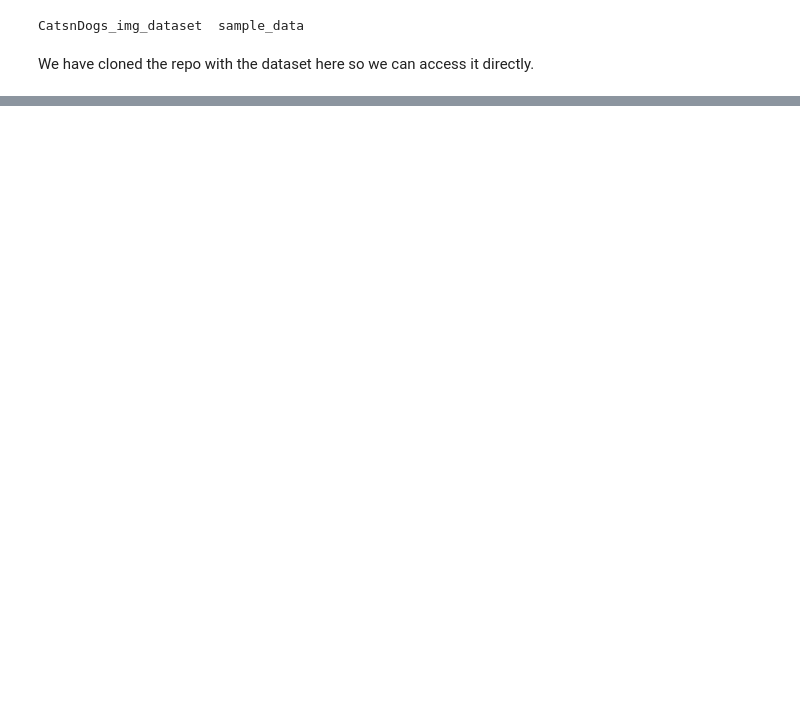
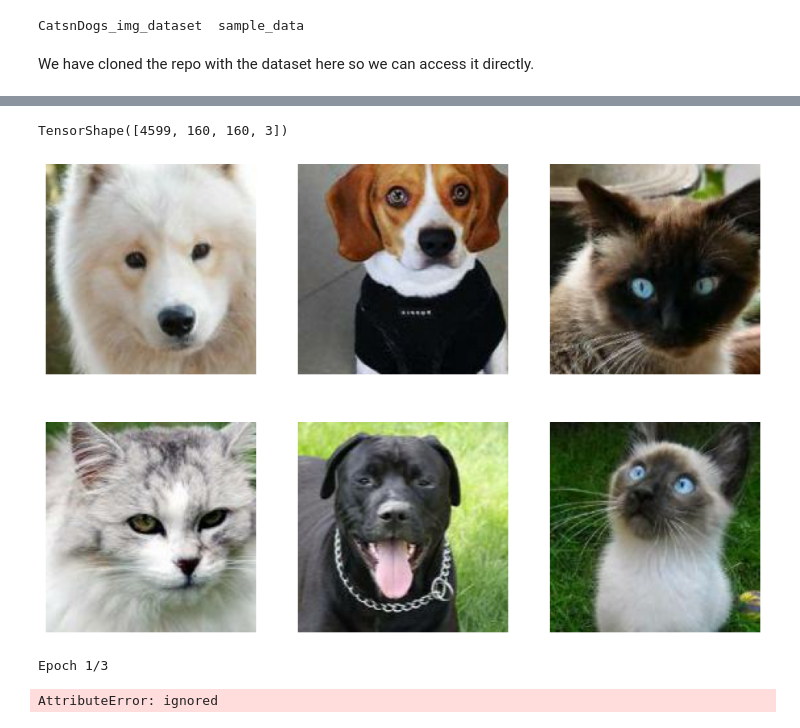
Before and after one commit to AtSourav/Beta-VAE-on-MNIST, a Jupyter notebook: CatsnDogs_VAE.ipynb, the cells around one changed output, grey strips where cells are left out. Drawn from its saved outputs; the diff is of its cells as text; code cells hidden in the pictures; blank space fills up the shorter version.

Commit message:
trying to get the training started

```diff
--- a/CatsnDogs_VAE.ipynb
+++ b/CatsnDogs_VAE.ipynb
@@ -184,11 +183,16 @@ We shall now make a train and validation dataset from the images in Dataset_aug
 # %%
 batch_size = 128
 img_dir = 'CatsnDogs_img_dataset/Dataset_aug/'
+dir_size = len([imgs for imgs in os.listdir(img_dir)])
 
+# we'll try to create one training dataset as one batch, and similarly for the validation dataset. These are dataset objects. Then we'll need to convert each of of these into numpy.ndarray to mimic how the model.fit() works on mnist data.
+# We'll split the data into smaller batches while training with the fit() function.
 
-data_train = utils.image_dataset_from_directory(img_dir, labels=None, validation_split=0.1, subset="training", seed=111, image_size=(160,160), color_mode='rgb', shuffle=True, batch_size=batch_size)
+data_train = utils.image_dataset_from_directory(img_dir, labels=None, validation_split=0.1, subset="training", seed=111, image_size=(160,160), color_mode='rgb', shuffle=True, batch_size=int(0.9*dir_size))
 
-data_valid = utils.image_dataset_from_directory(img_dir, labels=None, validation_split=0.1, subset="validation", seed=111, image_size=(160,160), color_mode='rgb', shuffle=True, batch_size=batch_size)
+data_valid = utils.image_dataset_from_directory(img_dir, labels=None, validation_split=0.1, subset="validation", seed=111, image_size=(160,160), color_mode='rgb', shuffle=True, batch_size=int(0.1*dir_size))
+
+type(data_train)
 
 for image_batch in data_train:
   print(image_batch.shape)
@@ -197,6 +201,15 @@ for image_batch in data_train:
 for image_batch in data_valid:
   print(image_batch.shape)
   break
+
+batch = next(iter(data_train))
+
+print(batch.shape)
+print(type(batch))
+
+imgs = batch[:10]
+for img in imgs:
+  print(np.min(img), np.max(img))              # this should tell us that the pixel values range between 0 and 255, which is why we introduced a rescaling layer in our encoder.
 # %% [output]
 Found 5110 files belonging to 1 classes.
 Using 4599 files for training.
@@ -206,0 +232,20 @@ Using 511 files for validation.
+# %%
+train_set=next(iter(data_train))
+train_set.shape
+# %% [output]
+TensorShape([4599, 160, 160, 3])
+# %%
+visual = plt.figure(figsize=(12,8))
+
+for image in data_train.take(1):            # Dataset.take(n) creates a TakeDataset using n items from the original dataset
+  for i in range(6):
+    visual.add_subplot(2,3,i+1)
+    plt.imshow(image[i]/255)
+    plt.axis('off')
+# %% [output]
+[figure, added]
+# %%
+VAE.fit(train_set, train_set, batch_size=batch_size, validation_data=data_valid, epochs=3)
+# %% [output]
+Epoch 1/3
+AttributeError: ignored
```
Also changed, not shown: parts of 11 cells of this notebook.
